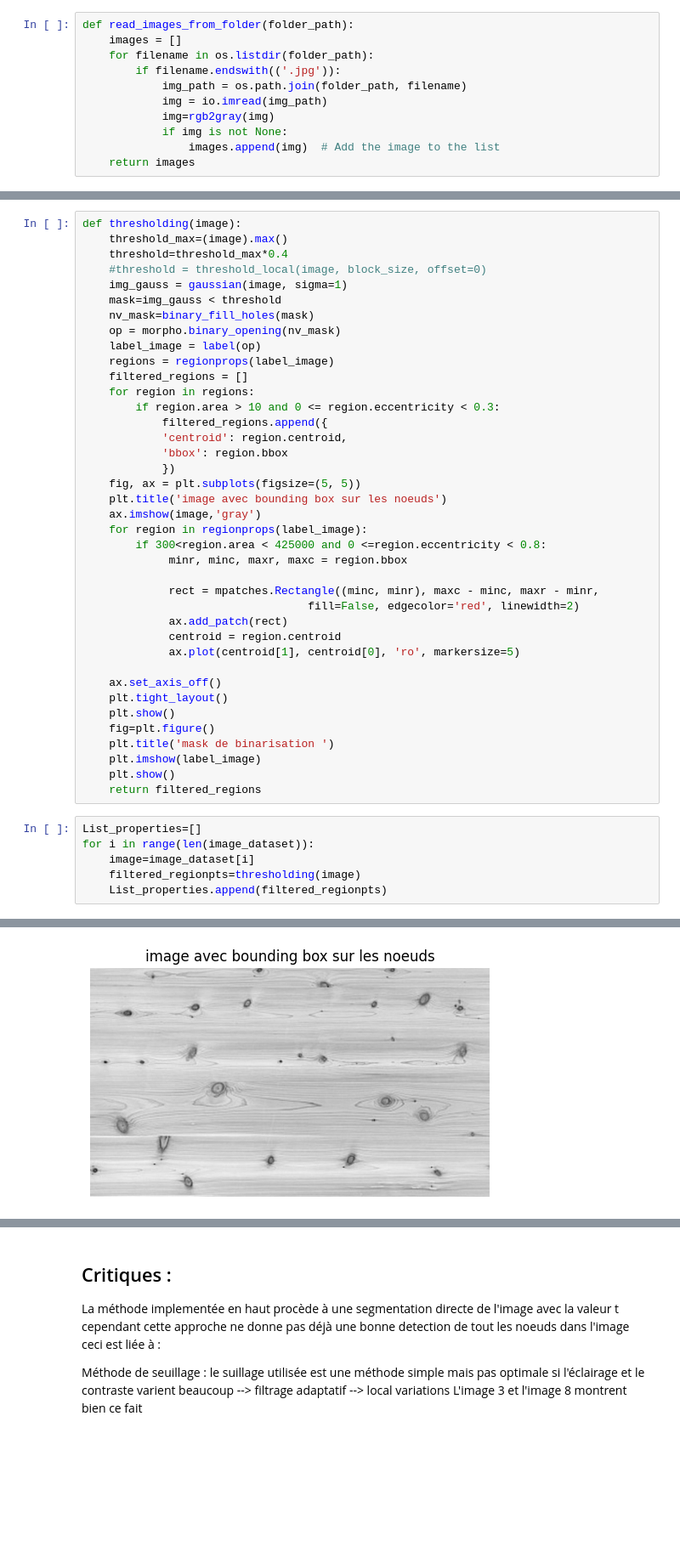
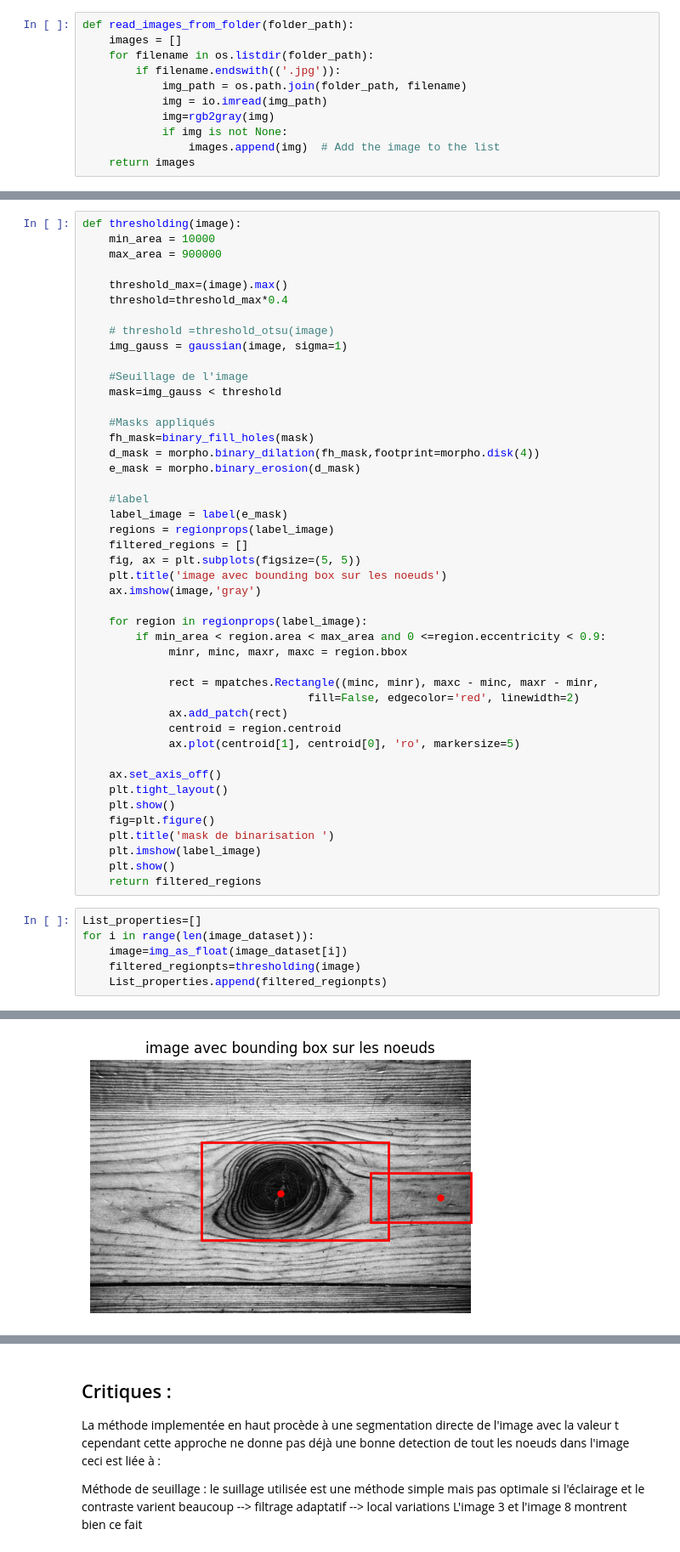
Before and after one commit to voldemort13/Projet_BIP, a Jupyter notebook: Projet_bip_amine.ipynb, the cells around one changed output, grey strips where cells are left out. Shown at 85% size. Drawn from its saved outputs; the diff is of its cells as text; blank space fills up the shorter version.

```diff
--- a/Projet_bip_amine.ipynb
+++ b/Projet_bip_amine.ipynb
@@ -39,26 +37,32 @@ plt.imshow(image_dataset[0],'gray')
 # %%
 def thresholding(image):
+    min_area = 10000
+    max_area = 900000
+
     threshold_max=(image).max()
     threshold=threshold_max*0.4
-    #threshold = threshold_local(image, block_size, offset=0)
+
+    # threshold =threshold_otsu(image)
     img_gauss = gaussian(image, sigma=1)
+
+    #Seuillage de l'image
     mask=img_gauss < threshold
-    nv_mask=binary_fill_holes(mask)
-    op = morpho.binary_opening(nv_mask)
-    label_image = label(op)
+
+    #Masks appliqués
+    fh_mask=binary_fill_holes(mask)
+    d_mask = morpho.binary_dilation(fh_mask,footprint=morpho.disk(4))
+    e_mask = morpho.binary_erosion(d_mask)
+
+    #label
+    label_image = label(e_mask)
     regions = regionprops(label_image)
     filtered_regions = []
-    for region in regions:
-        if region.area > 10 and 0 <= region.eccentricity < 0.3:
-            filtered_regions.append({
-            'centroid': region.centroid,
-            'bbox': region.bbox
-            })
     fig, ax = plt.subplots(figsize=(5, 5))
     plt.title('image avec bounding box sur les noeuds')
     ax.imshow(image,'gray')
+
     for region in regionprops(label_image):
-        if 300<region.area < 425000 and 0 <=region.eccentricity < 0.8:
+        if min_area < region.area < max_area and 0 <=region.eccentricity < 0.9:
              minr, minc, maxr, maxc = region.bbox
 
              rect = mpatches.Rectangle((minc, minr), maxc - minc, maxr - minr,
@@ -78,7 +82,7 @@ def thresholding(image):
 # %%
 List_properties=[]
 for i in range(len(image_dataset)):
-    image=image_dataset[i]
+    image=img_as_float(image_dataset[i])
     filtered_regionpts=thresholding(image)
     List_properties.append(filtered_regionpts)
 # %% [output]
@@ -87 +91 @@ for i in range(len(image_dataset)):
-[figure, old version]
+[figure, new version]
```
Also changed, not shown: parts of 4 cells of this notebook, 3 other files.
